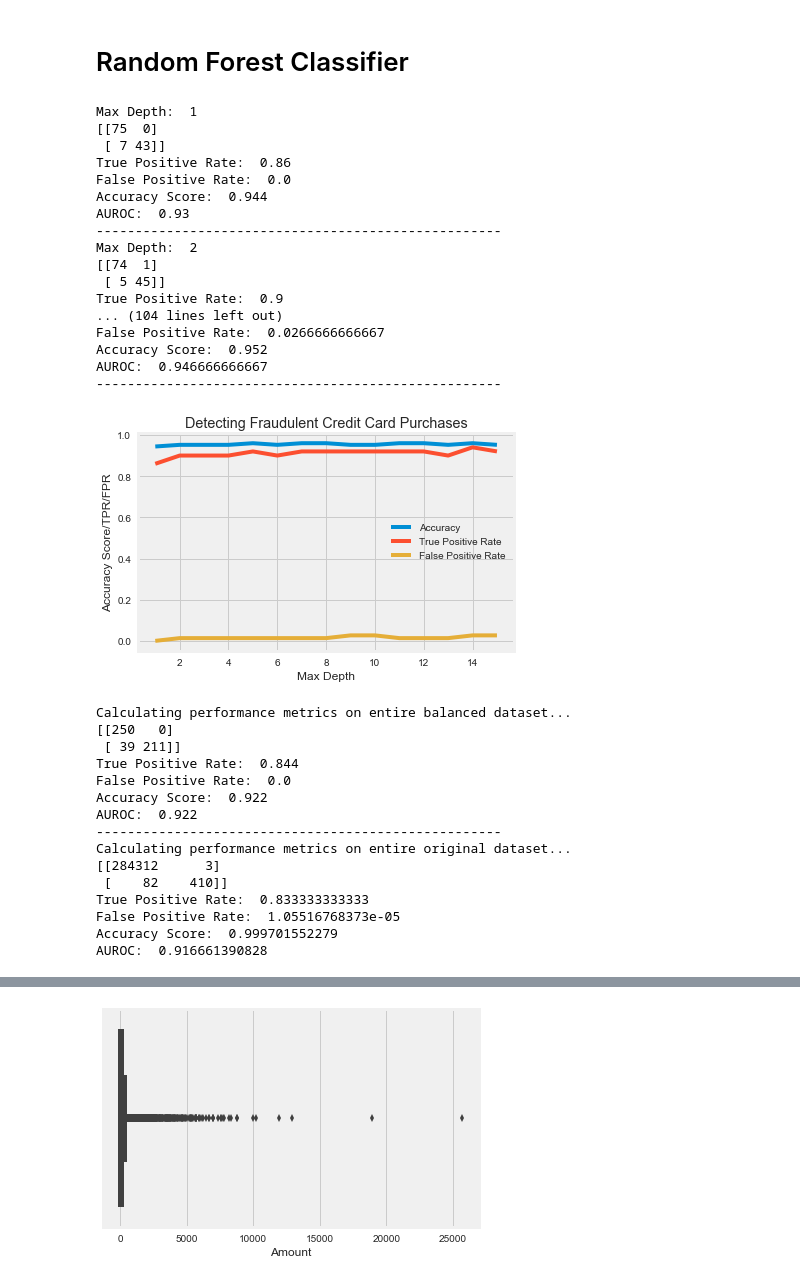
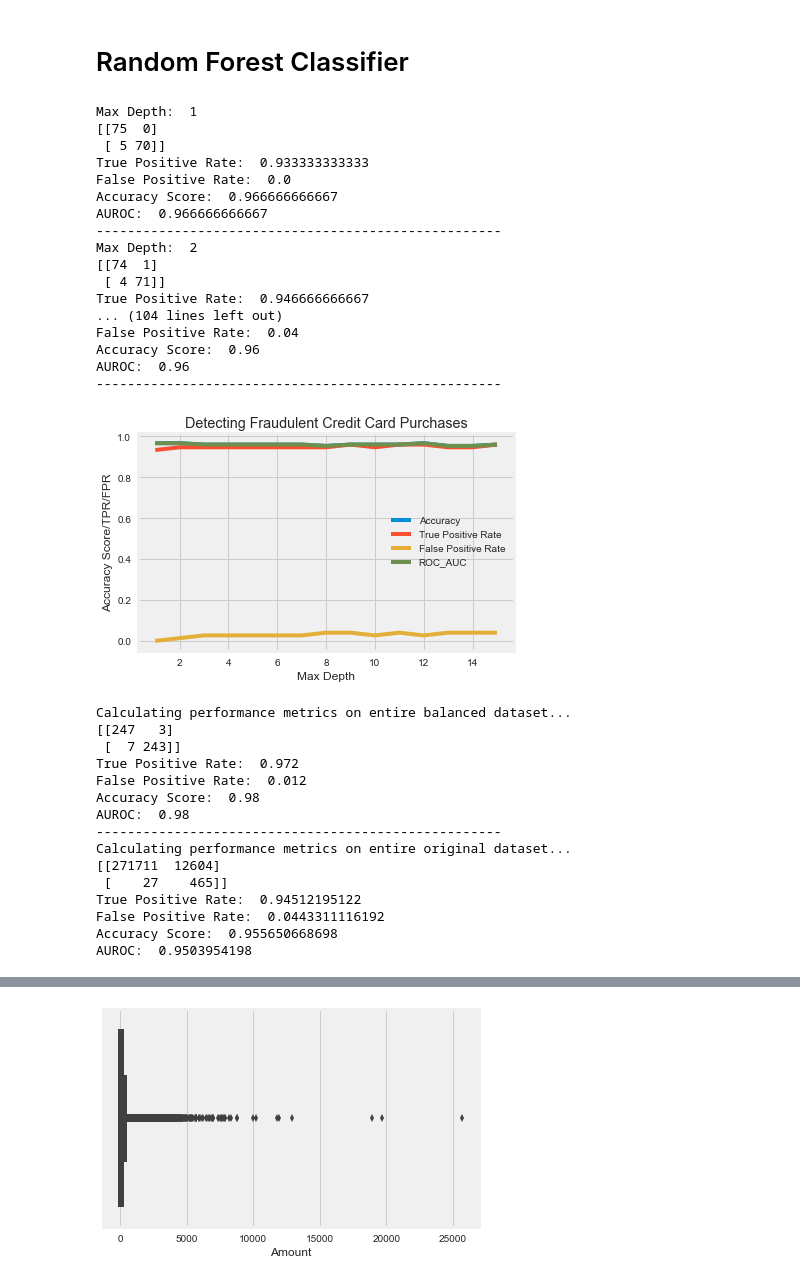
Before and after one commit to clbaechtold/ds5k_homework, a Jupyter notebook: final_project/credit_card_fraud.ipynb, the cells around one changed output, grey strips where cells are left out. Cells and saved outputs as stored; diff of their text form; code cells hidden in the pictures.

```diff
--- a/final_project/credit_card_fraud.ipynb
+++ b/final_project/credit_card_fraud.ipynb
@@ -109,2 +109,2 @@ y = balanced['Class']
 # %%
-X_train, X_test, y_train, y_test = train_test_split(X,y)
+X_train, X_test, y_train, y_test = train_test_split(X,y,test_size=.3)
@@ -165,10 +176,0 @@ AUROC:  0.938684120112
-# %%
-fpr, tpr, threshold = roc_curve(y_test, y_logit_pred_proba, pos_label=1)
-print fpr
-print tpr
-print threshold
-plt.plot(fpr,tpr,color='red');
-plt.xlabel('False Positive Rate');
-plt.ylabel('True Positive Rate');
-plt.plot(np.arange(0,1,.05), np.arange(0,1,.05), 'b--');
-plt.plot()
@@ -198,46 +184,47 @@ tprs = []
 aurocs = []
 
 for depth in max_depth_range:
-    rf_class = RandomForestClassifier(n_estimators=100, max_depth=depth)
+    rf_class = RandomForestClassifier(n_estimators=100,criterion='gini',max_depth=depth)
     rf_class.fit(X_train,y_train)
     y_rf_pred = rf_class.predict(X_test)
     score = rf_class.score(X_test,y_test)
     print 'Max Depth: ', depth
     score,tpr,fpr,auroc  = advanced_metrics(rf_class,X_test,y_test)
     print '----------------------------------------------------'
     tprs.append(tpr)
     fprs.append(fpr)
     scores.append(score)
     aurocs.append(auroc)
 
 plt.plot(max_depth_range,scores, label='Accuracy');
 plt.plot(max_depth_range,tprs, label='True Positive Rate');
 plt.plot(max_depth_range,fprs, label='False Positive Rate');
+plt.plot(max_depth_range,aurocs, label='ROC_AUC');
 plt.xlabel('Max Depth');
 plt.title('Detecting Fraudulent Credit Card Purchases')
 plt.ylabel('Accuracy Score/TPR/FPR');
 plt.legend();
 # %% [output]
 Max Depth:  1
 [[75  0]
- [ 7 43]]
-True Positive Rate:  0.86
+ [ 5 70]]
+True Positive Rate:  0.933333333333
 False Positive Rate:  0.0
-Accuracy Score:  0.944
-AUROC:  0.93
+Accuracy Score:  0.966666666667
+AUROC:  0.966666666667
 ----------------------------------------------------
 Max Depth:  2
 [[74  1]
- [ 5 45]]
-True Positive Rate:  0.9
+ [ 4 71]]
+True Positive Rate:  0.946666666667
 ... (104 lines left out)
-False Positive Rate:  0.0266666666667
-Accuracy Score:  0.952
-AUROC:  0.946666666667
+False Positive Rate:  0.04
+Accuracy Score:  0.96
+AUROC:  0.96
 ----------------------------------------------------
-[figure, old version]
+[figure, new version]
 # %%
-rf = RandomForestClassifier(n_estimators=100, max_depth=9)
+rf = RandomForestClassifier(n_estimators=100, max_depth=7)
 rf.fit(X_train,y_train)
 print 'Calculating performance metrics on entire balanced dataset...'
 bal_score,bal_tpr,bal_fpr,bal_auroc = advanced_metrics(rf,X,y)
@@ -246,20 +233,20 @@ print 'Calculating performance metrics on entire original dataset...'
 all_score,all_trp,all_fpr,all_auroc = advanced_metrics(rf,X_all,y_all)
 # %% [output]
 Calculating performance metrics on entire balanced dataset...
-[[250   0]
- [ 39 211]]
-True Positive Rate:  0.844
-False Positive Rate:  0.0
-Accuracy Score:  0.922
-AUROC:  0.922
+[[247   3]
+ [  7 243]]
+True Positive Rate:  0.972
+False Positive Rate:  0.012
+Accuracy Score:  0.98
+AUROC:  0.98
 ----------------------------------------------------
 Calculating performance metrics on entire original dataset...
-[[284312      3]
- [    82    410]]
-True Positive Rate:  0.833333333333
-False Positive Rate:  1.05516768373e-05
-Accuracy Score:  0.999701552279
-AUROC:  0.916661390828
+[[271711  12604]
+ [    27    465]]
+True Positive Rate:  0.94512195122
+False Positive Rate:  0.0443311116192
+Accuracy Score:  0.955650668698
+AUROC:  0.9503954198
 # %%
 # Compute feature importances.
 pd.DataFrame({'feature':top_features, 'importance':rf.feature_importances_}).sort_values(by='importance',ascending=False)
```
Also changed, not shown: parts of 17 cells of this notebook.
